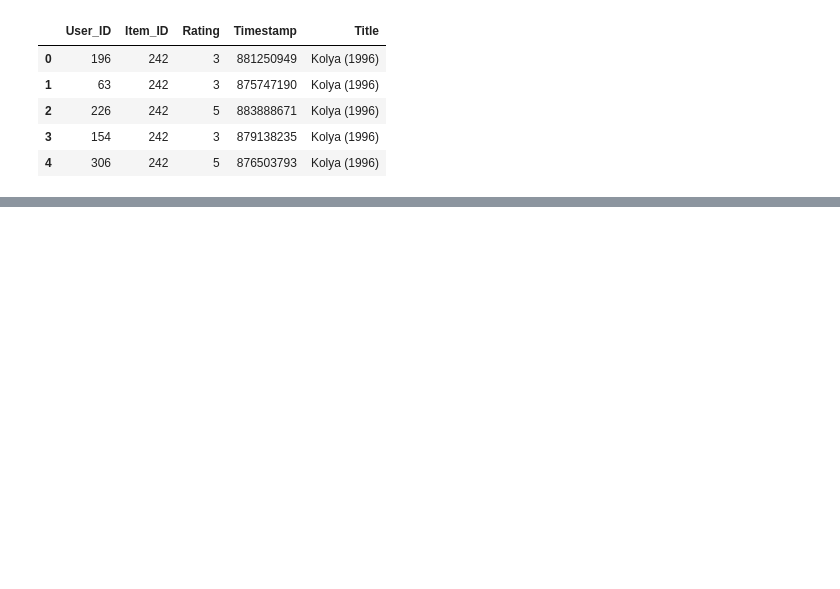
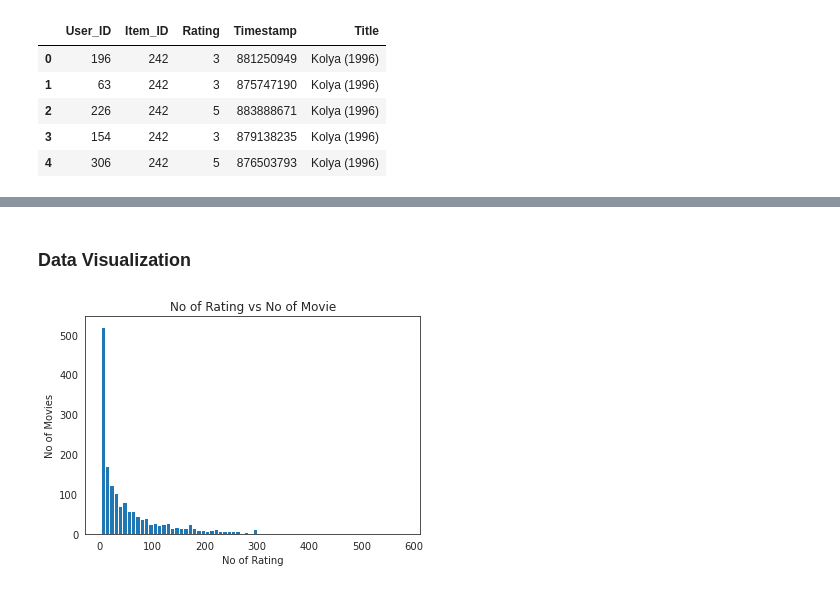
Before and after one commit to ardourApeX/Movie-Recommendation-System, a Jupyter notebook: Movie Recommendation System.ipynb, the cells around one changed output, grey strips where cells are left out. Drawn from its saved outputs; the diff is of its cells as text; code cells hidden in the pictures; blank space fills up the shorter version.

Commit message:
Data Visualization Done

```diff
--- a/Movie Recommendation System.ipynb
+++ b/Movie Recommendation System.ipynb
@@ -100,0 +134,5 @@ Movies.head()
+# %%
+# Counting number of Ratings for each movie
+
+Count_Rating = pd.DataFrame(Movies.groupby('Title').count()['Rating'])
+Count_Rating.head()
@@ -100,0 +147,5 @@ Movies.head()
+# %%
+# Reversing the order
+
+Count_Rating.sort_values(by = 'Rating', ascending = False, inplace = True)
+Count_Rating.head()
@@ -100,0 +162,4 @@ Movies.head()
+# %%
+
+Count_Rating.rename(columns = {'Rating' : 'Count'}, inplace = True)
+Count_Rating.head()
@@ -100,0 +196,4 @@ Movies.head()
+# %%
+
+Data = pd.merge(Avg_Rating, Count_Rating, on = 'Title')
+Data.head()
@@ -100,0 +213,11 @@ Movies.head()
+# %% [markdown]
+### Data Visualization
+# %%
+
+plt.hist(Data['Count'], bins = 70)
+plt.ylabel("No of Movies")
+plt.xlabel("No of Rating")
+plt.title("No of Rating vs No of Movie")
+plt.show()
+# %% [output]
+[figure, added]
```
Also changed, not shown: parts of 26 cells of this notebook.
